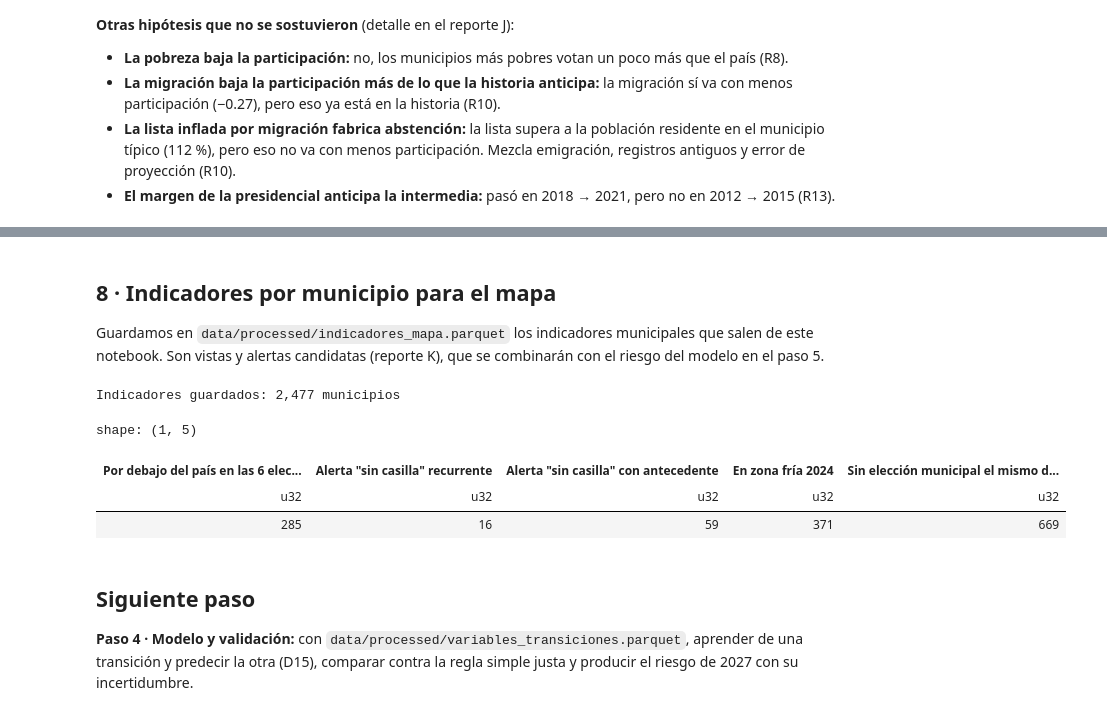
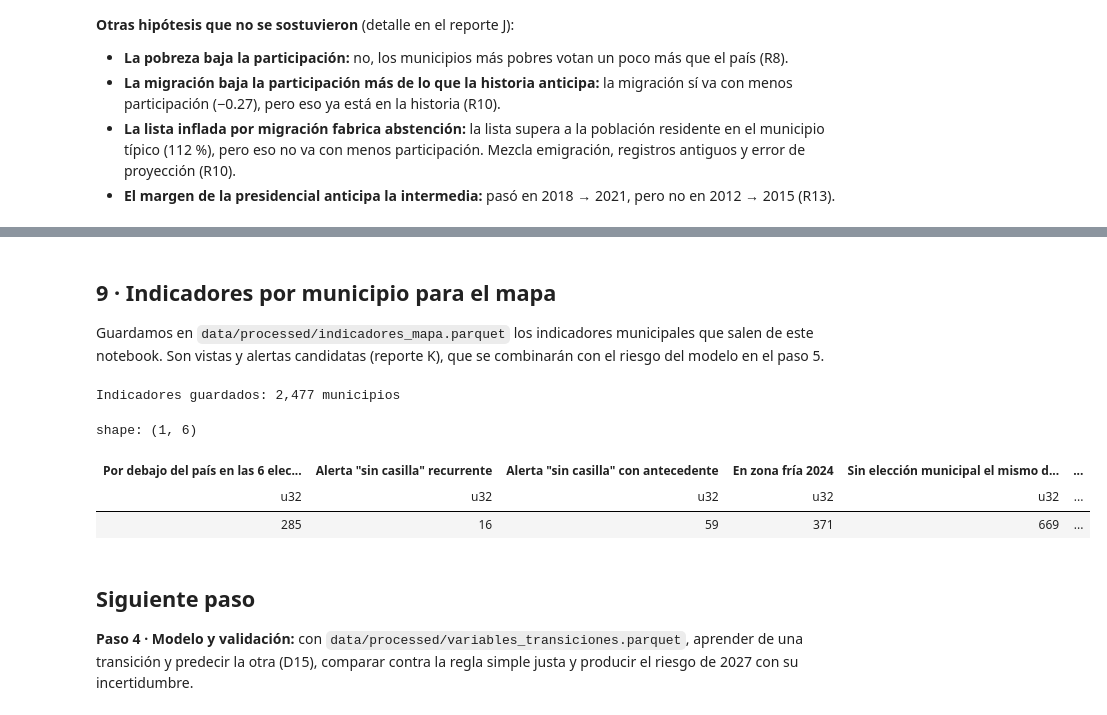
Before and after one commit to JorgeTato99/ine-hackathon-2026, a Jupyter notebook: notebooks/03b_variables_externas_y_patrones.ipynb, the cells around one changed output, grey strips where cells are left out. Drawn from its saved outputs; the diff is of its cells as text; code cells hidden in the pictures.

```diff
--- a/notebooks/03b_variables_externas_y_patrones.ipynb
+++ b/notebooks/03b_variables_externas_y_patrones.ipynb
@@ -638,0 +740,30 @@ shape: (2, 6)
+# %%
+# ¿Qué tan completo es el dato de violencia en cada estado?
+# Homicidios del INEGI (certificados de defunción, por entidad donde ocurrió) contra víctimas de homicidio doloso y feminicidio del SESNSP (carpetas de las fiscalías)
+ENTIDADES = [f'{i:02d}' for i in range(1, 33)]
+hom = pl.read_parquet(E / 'inegi_homicidios_municipio.parquet')
+hom_sin_municipio = pl.read_parquet(E / 'inegi_homicidios_no_especificado.parquet')
+inegi_estado = (pl.concat([hom.select(pl.col('cvegeo').str.slice(0, 2).alias('cve_ent'), 'anio', 'homicidios'),
+                           hom_sin_municipio.filter(pl.col('cve_ent_ocurrencia').is_in(ENTIDADES)).select(pl.col('cve_ent_ocurrencia').alias('cve_ent'), 'anio', 'homicidios')])
+                .filter(pl.col('cve_ent').is_in(ENTIDADES)).group_by('cve_ent', 'anio').agg(inegi=pl.col('homicidios').sum()))
+sesnsp_estado = (pl.read_parquet(E / 'sesnsp_victimas_estatal.parquet').filter(pl.col('delito').is_in(['homicidio_doloso', 'feminicidio']))
+                 .group_by('cve_ent', 'anio').agg(sesnsp=pl.col('victimas').sum()))
+fuentes = inegi_estado.join(sesnsp_estado, on=['cve_ent', 'anio']).filter(pl.col('anio').is_between(2019, 2024)).with_columns(razon=pl.col('inegi') / pl.col('sesnsp'))
+print(fuentes.group_by('anio').agg(pl.col('inegi').sum(), pl.col('sesnsp').sum()).with_columns((pl.col('inegi') / pl.col('sesnsp')).round(3).alias('INEGI / SESNSP'))
+      .sort('anio').rename({'anio': 'Año', 'inegi': 'Homicidios INEGI', 'sesnsp': 'Víctimas SESNSP'}))
+
+envipe = pl.read_parquet(E / 'envipe_cifra_oculta_estatal.parquet').filter(pl.col('cve_ent') != '00')
+comparacion_estados = (fuentes.group_by('cve_ent').agg(
+        pl.col('razon').min().alias('minima'), pl.col('razon').max().alias('maxima'), pl.col('razon').mean().alias('promedio'))
+    # Regla propuesta (D17): una fuente "cuenta más" si en al menos 5 de los 6 años supera a la otra por más de 5 %
+    .join(fuentes.group_by('cve_ent').agg(anios_inegi_mas=(pl.col('razon') > 1.05).sum(), anios_sesnsp_mas=(pl.col('razon') < 1 / 1.05).sum()), on='cve_ent')
+    .with_columns(comparacion_homicidios_inegi_sesnsp=pl.when(pl.col('anios_inegi_mas') >= 5).then(pl.lit('el INEGI cuenta más homicidios'))
+                  .when(pl.col('anios_sesnsp_mas') >= 5).then(pl.lit('el SESNSP cuenta más homicidios')).otherwise(pl.lit('las dos fuentes coinciden')))
+    .join(envipe.select('cve_ent', 'entidad', cifra_oculta_estatal_2025='cifra_oculta_pct_2025'), on='cve_ent'))
+(comparacion_estados.sort('promedio', descending=True).select(
+    pl.col('entidad').alias('Estado'),
+    pl.col('promedio').round(2).alias('INEGI / SESNSP, promedio 2019-2024'),
+    pl.format('{} a {}', pl.col('minima').round(2), pl.col('maxima').round(2)).alias('Rango'),
+    pl.format('{} / {}', pl.col('anios_inegi_mas'), pl.col('anios_sesnsp_mas')).alias('Años en que cuenta 5 % más: INEGI / SESNSP'),
+    pl.col('comparacion_homicidios_inegi_sesnsp').alias('Lectura'),
+    pl.col('cifra_oculta_estatal_2025').round(1).alias('Cifra oculta ENVIPE 2025 (%)')))
@@ -639,38 +817,47 @@ shape: (2, 6)
 # %% [markdown]
-## 8 · Indicadores por municipio para el mapa
+## 9 · Indicadores por municipio para el mapa
 
 Guardamos en `data/processed/indicadores_mapa.parquet` los indicadores municipales que salen de este notebook. Son vistas y alertas candidatas (reporte K), que se combinarán con el riesgo del modelo en el paso 5.
 # %%
 persistente = panel.filter(pl.col('desviacion').is_not_null()).group_by('cvegeo').agg(
     elecciones_por_debajo_del_pais=(pl.col('desviacion') < 0).sum(), elecciones_con_dato=pl.len())
 antecedentes = panel.group_by('cvegeo').agg(
     elecciones_con_lista_sin_casilla=pl.col('sin_casilla').sum(), elecciones_con_paquete_perdido=pl.col('origen').str.starts_with('B').fill_null(False).sum(),
     ultima_eleccion_sin_casilla=pl.col('AELEC').filter(pl.col('sin_casilla')).max())
 jovenes = panel.filter(pl.col('AELEC') == 2024).select(
     'cvegeo', 'estado', 'municipio',
     brecha_jovenes_2024=(pl.col('SV_20_29') / (pl.col('SV_20_29') + pl.col('NV_20_29')) - pl.col('SV') / (pl.col('SV') + pl.col('NV'))) * 100,
     lista_20_29_2024=pl.col('LN_20_29'))
 indicadores = (jovenes.join(persistente, on='cvegeo', how='left').join(antecedentes, on='cvegeo', how='left')
                .join(zonas, on='cvegeo', how='left')
                .join(credencial.select('cvegeo', credencializacion_18_19_2021='credencializacion_18_19'), on='cvegeo', how='left')
                .join(concurrencia.filter(pl.col('AELEC') == 2027).select('cvegeo', 'es_sni', ayuntamiento_mismo_dia_2027='ayuntamiento_mismo_dia', gobernador_mismo_dia_2027='gobernador_mismo_dia'), on='cvegeo', how='left')
                .with_columns(alerta_sin_casilla=pl.when(pl.col('elecciones_con_lista_sin_casilla') >= 2).then(pl.lit('recurrente'))
-                             .when(pl.col('elecciones_con_lista_sin_casilla') == 1).then(pl.lit('antecedente')).otherwise(pl.lit('sin antecedente'))))
+                             .when(pl.col('elecciones_con_lista_sin_casilla') == 1).then(pl.lit('antecedente')).otherwise(pl.lit('sin antecedente')))
+               # Contexto de seguridad (CNGMD 2025 por municipio; comparación de fuentes y ENVIPE por estado). No son alertas.
+               .join(seguridad.join(poblacion_total.filter(pl.col('anio') == 2024), on='cvegeo', how='left').select(
+                         'cvegeo', 'quien_ejerce_seguridad', 'tiene_policia_municipal', 'justicia_civica',
+                         policias_municipales_por_10mil_habitantes=(pl.col('policias_municipales_con_titular') / pl.col('poblacion') * 1e4).round(1)),
+                     on='cvegeo', how='left')
+               .with_columns(cve_ent=pl.col('cvegeo').str.slice(0, 2))
+               .join(comparacion_estados.select('cve_ent', 'comparacion_homicidios_inegi_sesnsp', 'cifra_oculta_estatal_2025'), on='cve_ent', how='left')
+               .drop('cve_ent'))
 indicadores.write_parquet(raiz / 'data/processed/indicadores_mapa.parquet')
 print(f'Indicadores guardados: {indicadores.height:,} municipios')
 indicadores.select(
     (pl.col('elecciones_por_debajo_del_pais') == 6).sum().alias('Por debajo del país en las 6 elecciones'),
     (pl.col('alerta_sin_casilla') == 'recurrente').sum().alias('Alerta "sin casilla" recurrente'),
     (pl.col('alerta_sin_casilla') == 'antecedente').sum().alias('Alerta "sin casilla" con antecedente'),
     (pl.col('zona_participacion_2024') == 'fría (bajo-bajo)').sum().alias('En zona fría 2024'),
     (~pl.col('ayuntamiento_mismo_dia_2027')).sum().alias('Sin elección municipal el mismo día en 2027'),
+    (pl.col('tiene_policia_municipal') == False).sum().alias('Sin policía municipal (INEGI 2024)'),
 )
 # %% [output]
 Indicadores guardados: 2,477 municipios
-shape: (1, 5)
+shape: (1, 6)
-| Por debajo del país en las 6 elec... | Alerta "sin casilla" recurrente | Alerta "sin casilla" con antecedente | En zona fría 2024 | Sin elección municipal el mismo d... |
-| u32 | u32 | u32 | u32 | u32 |
-| 285 | 16 | 59 | 371 | 669 |
+| Por debajo del país en las 6 elec... | Alerta "sin casilla" recurrente | Alerta "sin casilla" con antecedente | En zona fría 2024 | Sin elección municipal el mismo d... | ... |
+| u32 | u32 | u32 | u32 | u32 | ... |
+| 285 | 16 | 59 | 371 | 669 | ... |
 # %% [markdown]
 ## Siguiente paso
 
```
Also changed, not shown: parts of 10 cells of this notebook, 7 other files.
